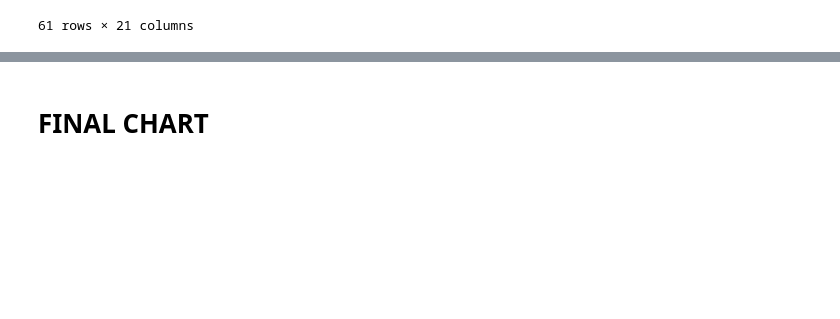
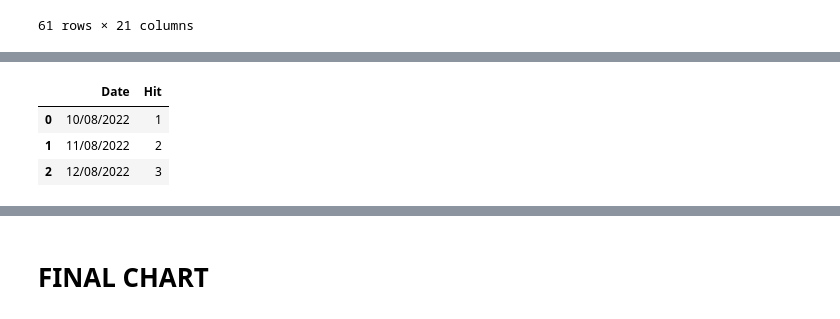
Before and after one commit to amirlehmam/MEMOIREPROPRE, a Jupyter notebook: PIPELINE.ipynb, the cells around one changed output, grey strips where cells are left out. Cells and saved outputs as stored; diff of their text form; code cells hidden in the pictures; blank space fills up the shorter version.

```diff
--- a/PIPELINE.ipynb
+++ b/PIPELINE.ipynb
@@ -4291,3 +4303,14 @@ Spi
+# %%
+df2 = pd.DataFrame({"Date": ['10/08/2022', '11/08/2022', '12/08/2022'],
+                   "Hit": ['1', '2', '3']
+                   })
+
+df2
+# %% [output]
+|  | Date | Hit |
+| 0 | 10/08/2022 | 1 |
+| 1 | 11/08/2022 | 2 |
+| 2 | 12/08/2022 | 3 |
 # %%
 hit_spiral
 
```
Also changed, not shown: parts of 3 cells of this notebook.
